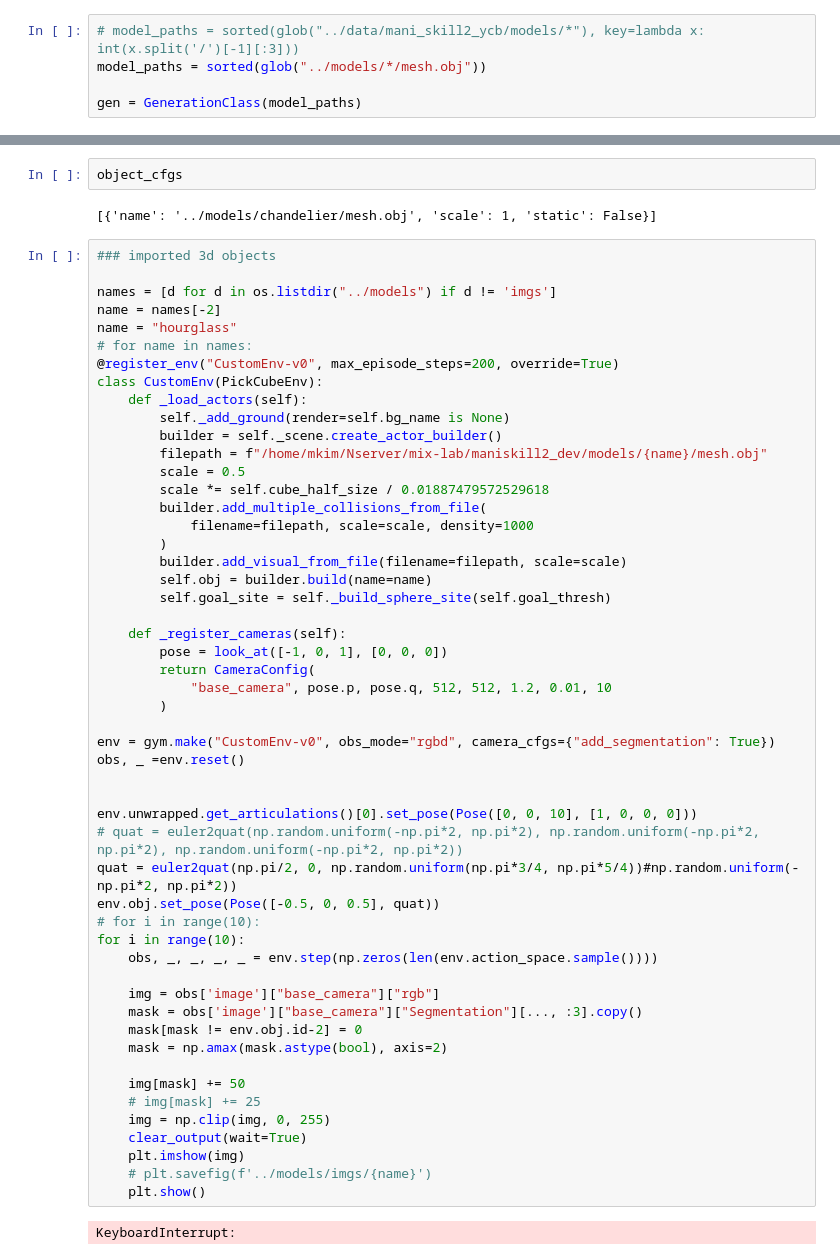
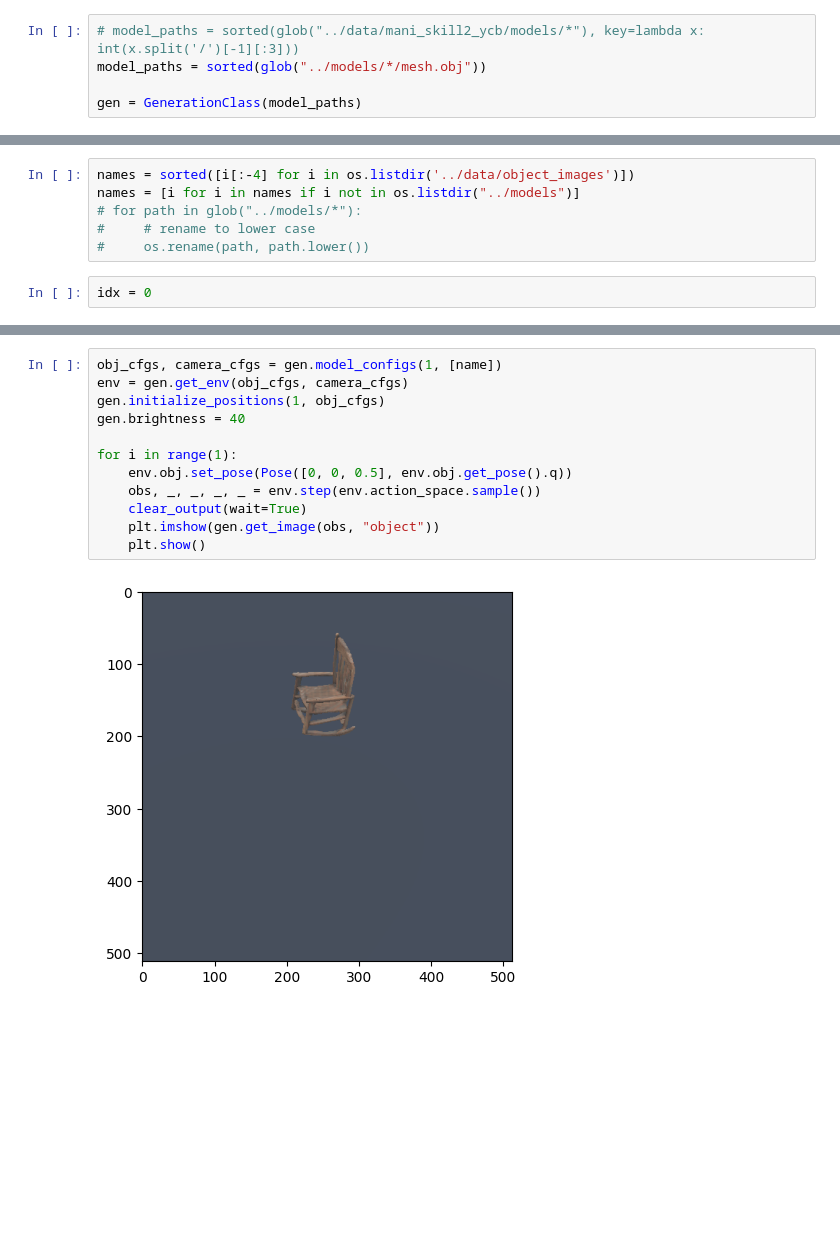
Before and after one commit to KaiMJ/Benchmark_Maniskill2, a Jupyter notebook: creation/main.ipynb, the cells around one changed output, grey strips where cells are left out. Drawn from its saved outputs; the diff is of its cells as text; blank space fills up the shorter version.

```diff
--- a/creation/main.ipynb
+++ b/creation/main.ipynb
@@ -58,0 +63,8 @@ gen = GenerationClass(model_paths)
+# %%
+names = sorted([i[:-4] for i in os.listdir('../data/object_images')])
+names = [i for i in names if i not in os.listdir("../models")]
+# for path in glob("../models/*"):
+#     # rename to lower case
+#     os.rename(path, path.lower())
+# %%
+idx = 0
@@ -94,58 +100,14 @@ model_heights
-# %%
-object_cfgs
-# %% [output]
-[{'name': '../models/chandelier/mesh.obj', 'scale': 1, 'static': False}]
-# %%
-### imported 3d objects
-
-names = [d for d in os.listdir("../models") if d != 'imgs']
-name = names[-2]
-name = "hourglass"
-# for name in names:
-@register_env("CustomEnv-v0", max_episode_steps=200, override=True)
-class CustomEnv(PickCubeEnv):
-    def _load_actors(self):
-        self._add_ground(render=self.bg_name is None)
-        builder = self._scene.create_actor_builder()
-        filepath = f"/home/mkim/Nserver/mix-lab/maniskill2_dev/models/{name}/mesh.obj"
-        scale = 0.5
-        scale *= self.cube_half_size / 0.01887479572529618
-        builder.add_multiple_collisions_from_file(
-            filename=filepath, scale=scale, density=1000
-        )
-        builder.add_visual_from_file(filename=filepath, scale=scale)
-        self.obj = builder.build(name=name)
-        self.goal_site = self._build_sphere_site(self.goal_thresh)
-
-    def _register_cameras(self):
-        pose = look_at([-1, 0, 1], [0, 0, 0])
-        return CameraConfig(
-            "base_camera", pose.p, pose.q, 512, 512, 1.2, 0.01, 10
-        )
-
-env = gym.make("CustomEnv-v0", obs_mode="rgbd", camera_cfgs={"add_segmentation": True})
-obs, _ =env.reset()
-
-
-env.unwrapped.get_articulations()[0].set_pose(Pose([0, 0, 10], [1, 0, 0, 0]))
-# quat = euler2quat(np.random.uniform(-np.pi*2, np.pi*2), np.random.uniform(-np.pi*2, np.pi*2), np.random.uniform(-np.pi*2, np.pi*2))
-quat = euler2quat(np.pi/2, 0, np.random.uniform(np.pi*3/4, np.pi*5/4))#np.random.uniform(-np.pi*2, np.pi*2))
-env.obj.set_pose(Pose([-0.5, 0, 0.5], quat))
-# for i in range(10):
-for i in range(10):
-    obs, _, _, _, _ = env.step(np.zeros(len(env.action_space.sample())))
-
-    img = obs['image']["base_camera"]["rgb"]
-    mask = obs['image']["base_camera"]["Segmentation"][..., :3].copy()
-    mask[mask != env.obj.id-2] = 0
-    mask = np.amax(mask.astype(bool), axis=2)
-
-    img[mask] += 50
-    # img[mask] += 25
-    img = np.clip(img, 0, 255)
-    clear_output(wait=True)
-    plt.imshow(img)
-    # plt.savefig(f'../models/imgs/{name}')
-    plt.show()
-# %% [output]
-KeyboardInterrupt:
+# %%
+obj_cfgs, camera_cfgs = gen.model_configs(1, [name])
+env = gen.get_env(obj_cfgs, camera_cfgs)
+gen.initialize_positions(1, obj_cfgs)
+gen.brightness = 40
+
+for i in range(1):
+    env.obj.set_pose(Pose([0, 0, 0.5], env.obj.get_pose().q))
+    obs, _, _, _, _ = env.step(env.action_space.sample())
+    clear_output(wait=True)
+    plt.imshow(gen.get_image(obs, "object"))
+    plt.show()
+# %% [output]
+[figure, added]
```
Also changed, not shown: parts of 11 cells of this notebook, 1 other file.
